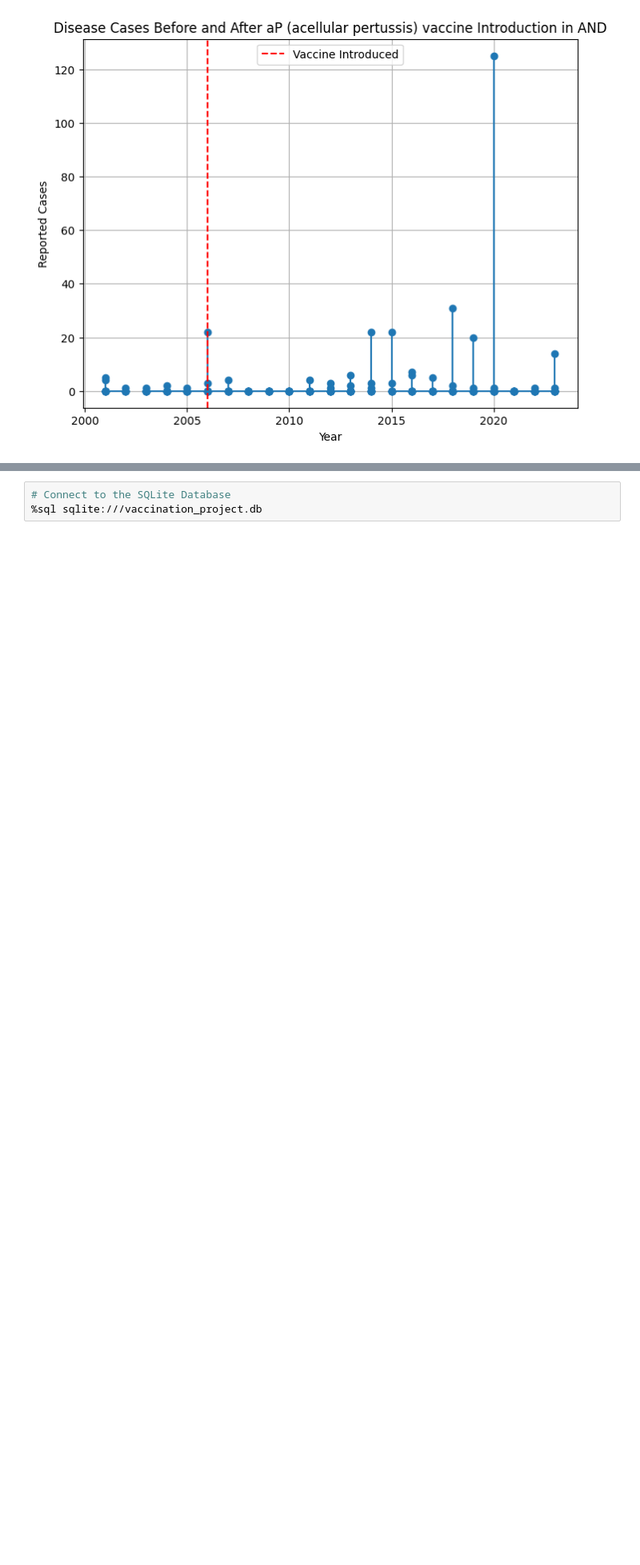
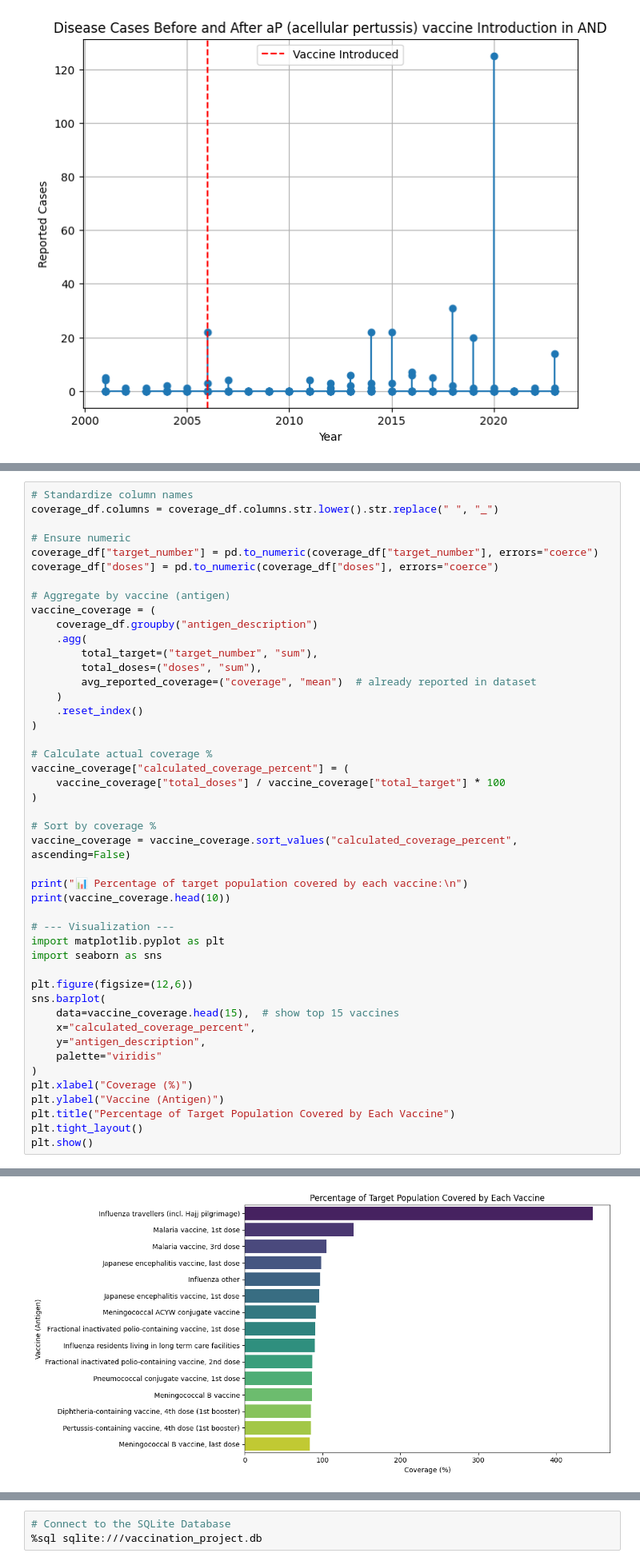
Before and after one commit to Jayvish80/Exploratory-Data-Analysis-of-Vaccination, a Jupyter notebook: Vaccination_DS_with_AI.ipynb, the cells around one changed output, grey strips where cells are left out. Shown at 80% size. Cells and saved outputs as stored; diff of their text form; blank space fills up the shorter version.

```diff
--- a/Vaccination_DS_with_AI.ipynb
+++ b/Vaccination_DS_with_AI.ipynb
@@ -896,0 +903,47 @@ Correlation between cases before and after vaccine introduction: 0.32
+# %%
+# Standardize column names
+coverage_df.columns = coverage_df.columns.str.lower().str.replace(" ", "_")
+
+# Ensure numeric
+coverage_df["target_number"] = pd.to_numeric(coverage_df["target_number"], errors="coerce")
+coverage_df["doses"] = pd.to_numeric(coverage_df["doses"], errors="coerce")
+
+# Aggregate by vaccine (antigen)
+vaccine_coverage = (
+    coverage_df.groupby("antigen_description")
+    .agg(
+        total_target=("target_number", "sum"),
+        total_doses=("doses", "sum"),
+        avg_reported_coverage=("coverage", "mean")  # already reported in dataset
+    )
+    .reset_index()
+)
+
+# Calculate actual coverage %
+vaccine_coverage["calculated_coverage_percent"] = (
+    vaccine_coverage["total_doses"] / vaccine_coverage["total_target"] * 100
+)
+
+# Sort by coverage %
+vaccine_coverage = vaccine_coverage.sort_values("calculated_coverage_percent", ascending=False)
+
+print("📊 Percentage of target population covered by each vaccine:\n")
+print(vaccine_coverage.head(10))
+
+# --- Visualization ---
+import matplotlib.pyplot as plt
+import seaborn as sns
+
+plt.figure(figsize=(12,6))
+sns.barplot(
+    data=vaccine_coverage.head(15),  # show top 15 vaccines
+    x="calculated_coverage_percent",
+    y="antigen_description",
+    palette="viridis"
+)
+plt.xlabel("Coverage (%)")
+plt.ylabel("Vaccine (Antigen)")
+plt.title("Percentage of Target Population Covered by Each Vaccine")
+plt.tight_layout()
+plt.show()
+# %% [output]
@@ -897 +967,2 @@ Correlation between cases before and after vaccine introduction: 0.32
+[figure, added]
 # %% [markdown]
```
Also changed, not shown: parts of 32 cells of this notebook.
